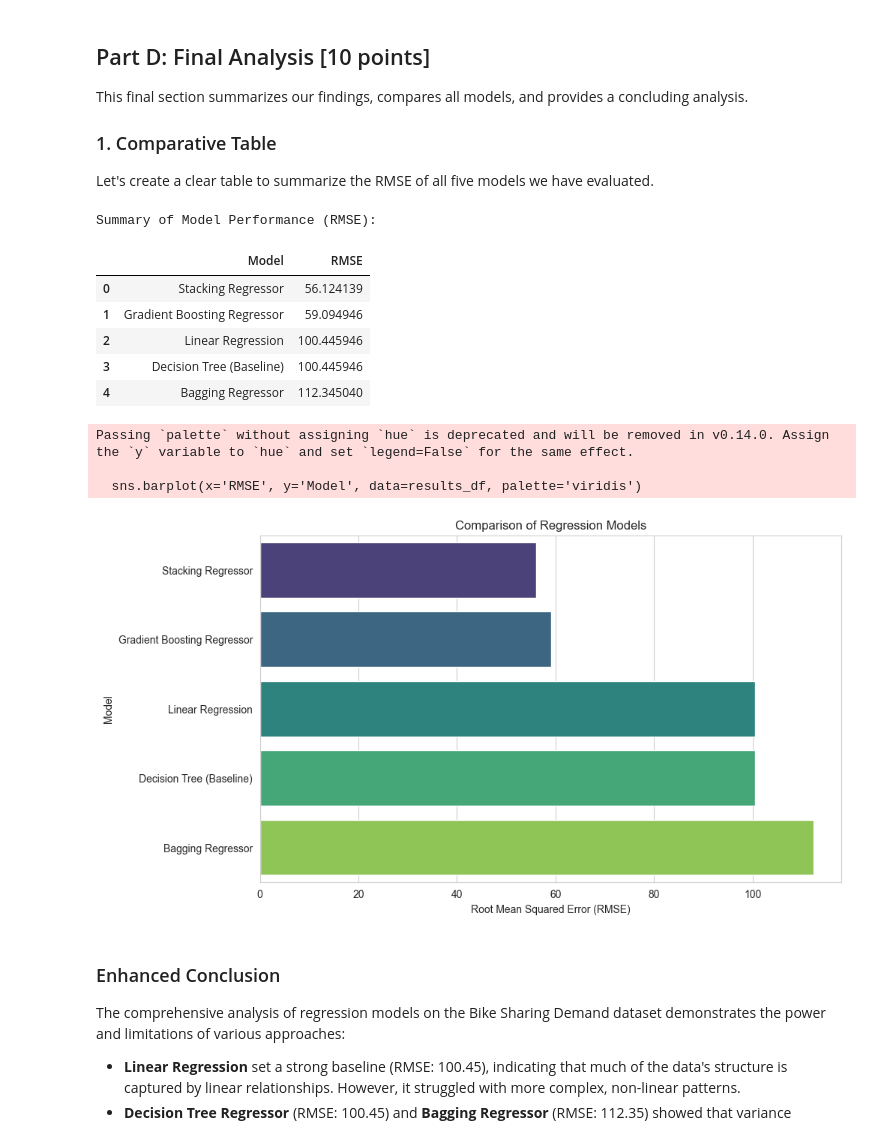
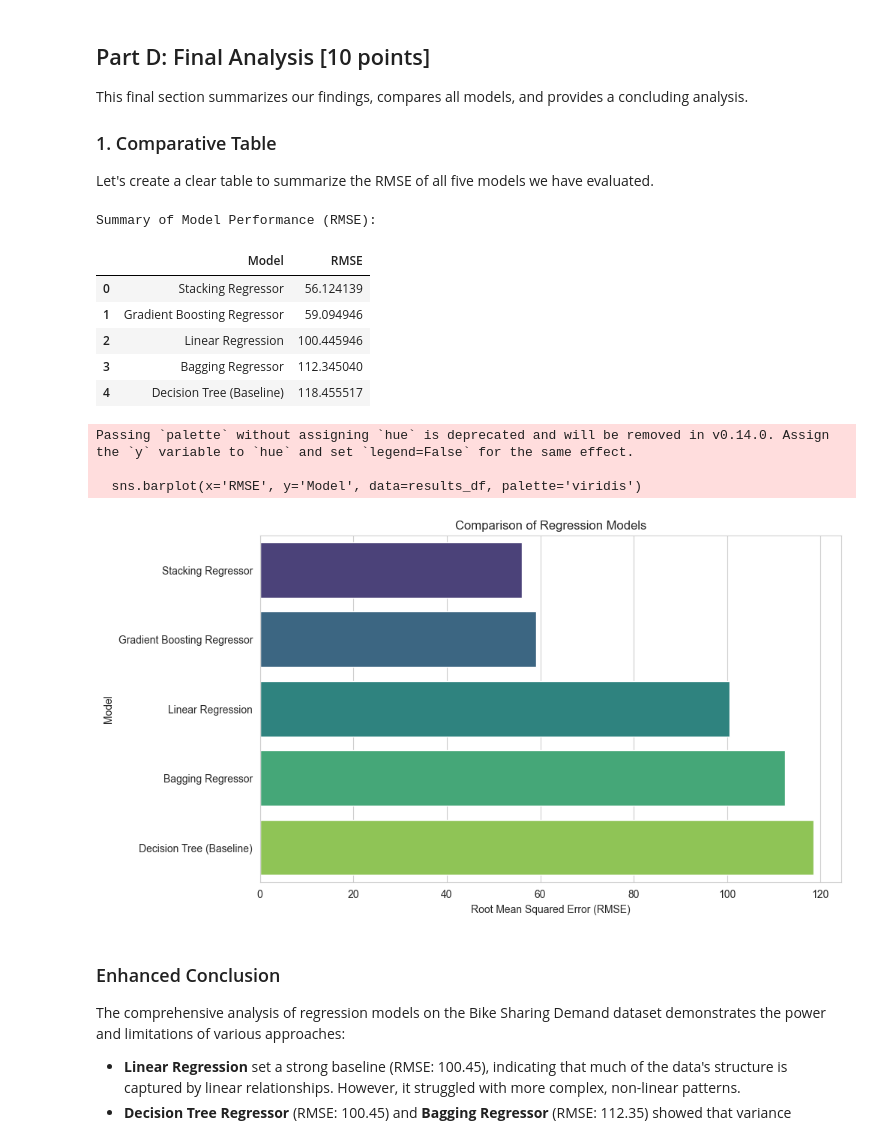
Before and after one commit to Saranath07/da5401-assignment-8-da25e003, a Jupyter notebook: da25e003.ipynb, the cells around one changed output. Drawn from its saved outputs; the diff is of its cells as text; code cells hidden in the pictures.

Commit message:
changed graphs

```diff
--- a/da25e003.ipynb
+++ b/da25e003.ipynb
@@ -351,38 +351,38 @@ results = {
     ],
     'RMSE': [
         rmse_linear,
-        baseline_rmse,
+        rmse_dt,
         rmse_bagging,
         rmse_gbr,
         rmse_stacking
     ]
 }
 
 
 results_df = pd.DataFrame(results).sort_values(by='RMSE', ascending=True).reset_index(drop=True)
 
 print("Summary of Model Performance (RMSE):")
 display(results_df)
 
 
 plt.figure(figsize=(10, 6))
 sns.barplot(x='RMSE', y='Model', data=results_df, palette='viridis')
 plt.xlabel('Root Mean Squared Error (RMSE)')
 plt.ylabel('Model')
 plt.title('Comparison of Regression Models')
 plt.show()
 # %% [output]
 Summary of Model Performance (RMSE):
 |  | Model | RMSE |
 | 0 | Stacking Regressor | 56.124139 |
 | 1 | Gradient Boosting Regressor | 59.094946 |
 | 2 | Linear Regression | 100.445946 |
-| 3 | Decision Tree (Baseline) | 100.445946 |
-| 4 | Bagging Regressor | 112.345040 |
+| 3 | Bagging Regressor | 112.345040 |
+| 4 | Decision Tree (Baseline) | 118.455517 |
 Passing `palette` without assigning `hue` is deprecated and will be removed in v0.14.0. Assign the `y` variable to `hue` and set `legend=False` for the same effect.
 
   sns.barplot(x='RMSE', y='Model', data=results_df, palette='viridis')
-[figure, old version]
+[figure, new version]
 # %% [markdown]
 ### Enhanced Conclusion
 
```
